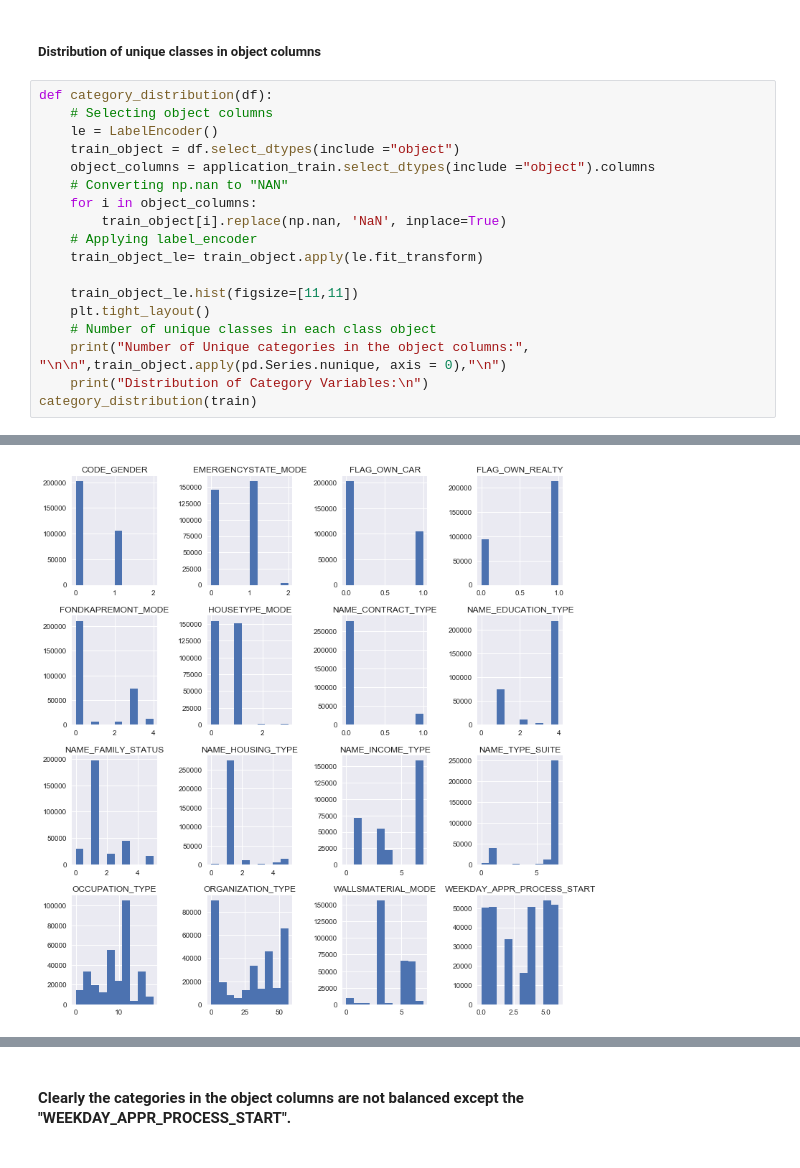
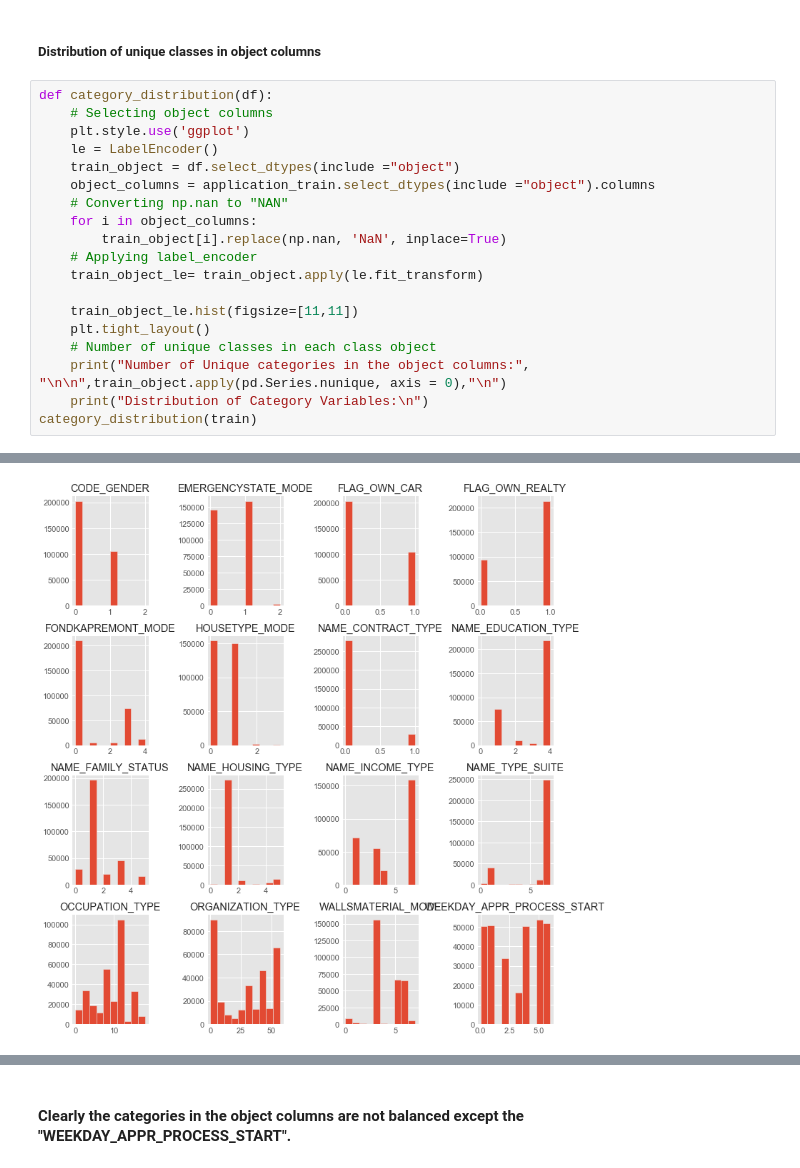
Before and after one commit to zahid1202/Credit_Default_Risk, a Jupyter notebook: CreditCardFraud.ipynb, the cells around one changed output, grey strips where cells are left out. Drawn from its saved outputs; the diff is of its cells as text.

```diff
--- a/CreditCardFraud.ipynb
+++ b/CreditCardFraud.ipynb
@@ -189,37 +220,38 @@ missing_values(train.select_dtypes(include ="object"), figsize=(8, 5))
 # %%
 def category_distribution(df):
     # Selecting object columns
+    plt.style.use('ggplot')
     le = LabelEncoder()
     train_object = df.select_dtypes(include ="object")
     object_columns = application_train.select_dtypes(include ="object").columns
     # Converting np.nan to "NAN"
     for i in object_columns:
         train_object[i].replace(np.nan, 'NaN', inplace=True)
     # Applying label_encoder
     train_object_le= train_object.apply(le.fit_transform)
 
     train_object_le.hist(figsize=[11,11])
     plt.tight_layout()
     # Number of unique classes in each class object
     print("Number of Unique categories in the object columns:", "\n\n",train_object.apply(pd.Series.nunique, axis = 0),"\n")
     print("Distribution of Category Variables:\n")
 category_distribution(train)
 # %% [output]
 Number of Unique categories in the object columns:
 
  NAME_CONTRACT_TYPE             2
 CODE_GENDER                    3
 FLAG_OWN_CAR                   2
 FLAG_OWN_REALTY                2
 NAME_TYPE_SUITE                8
 NAME_INCOME_TYPE               8
 NAME_EDUCATION_TYPE            5
 NAME_FAMILY_STATUS             6
 NAME_HOUSING_TYPE              6
 OCCUPATION_TYPE               19
 ... (5 lines left out)
 EMERGENCYSTATE_MODE            3
 dtype: int64
 
 Distribution of Category Variables:
-[figure, old version]
+[figure, new version]
```
Also changed, not shown: parts of 35 cells of this notebook.
